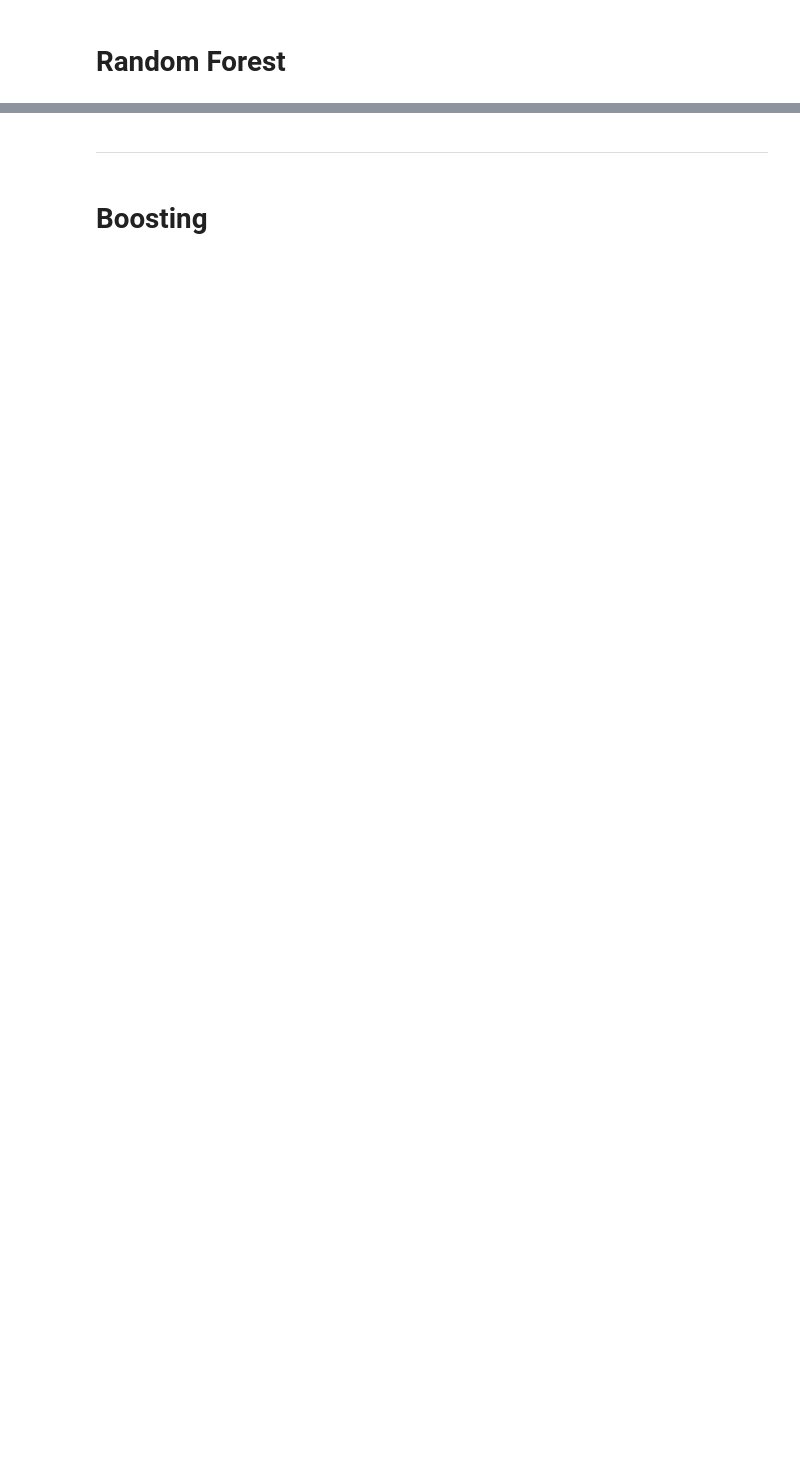
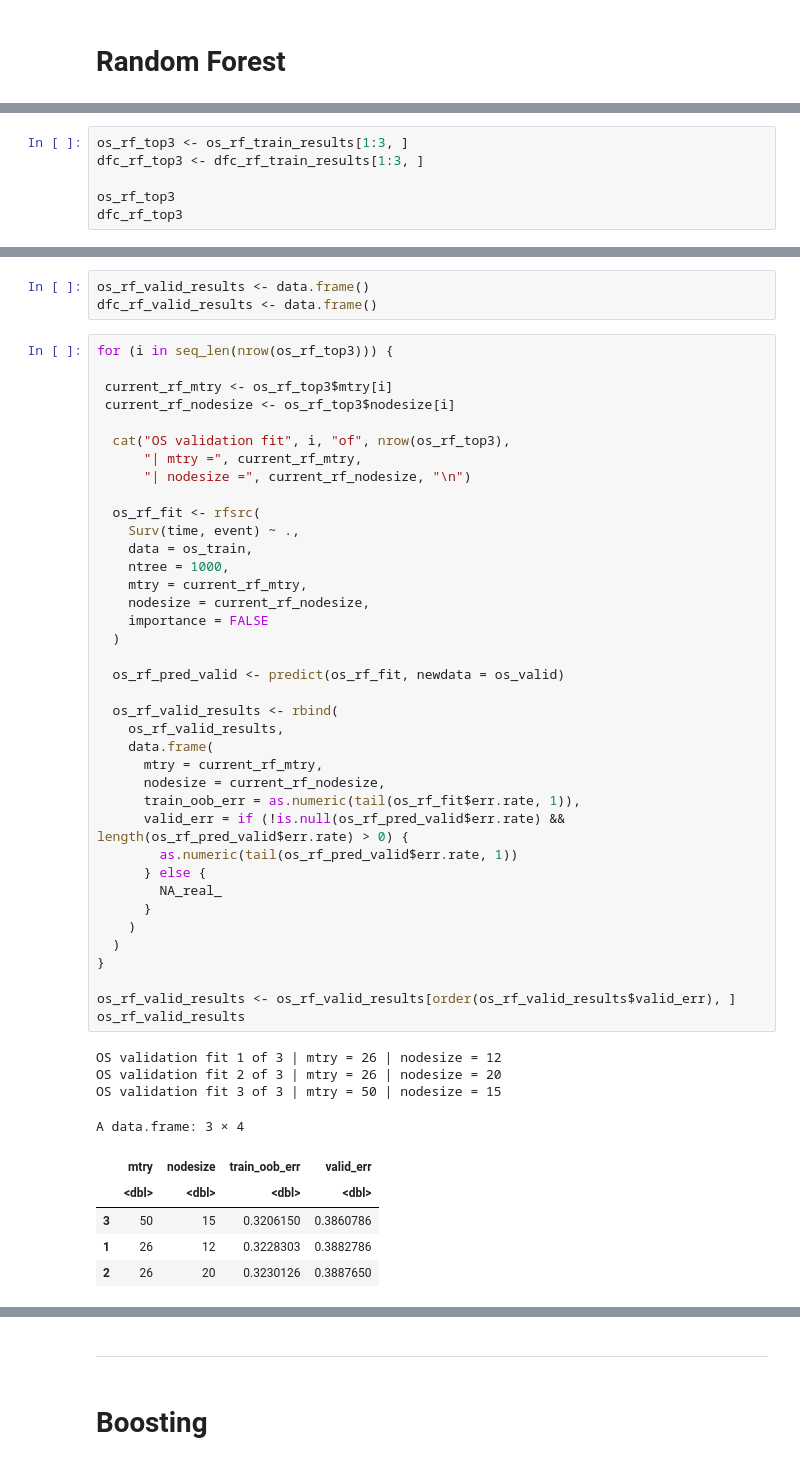
Before and after one commit to harrisdurrani/data_mining_project, a Jupyter notebook: Ensemble Tree Methods (R code).ipynb, the cells around one changed output, grey strips where cells are left out. Drawn from its saved outputs; the diff is of its cells as text; blank space fills up the shorter version.

```diff
--- a/Ensemble Tree Methods (R code).ipynb
+++ b/Ensemble Tree Methods (R code).ipynb
@@ -1111,0 +1235,6 @@ Patient survival is driven by a combination of disease progression, molecular me
+# %%
+os_rf_top3 <- os_rf_train_results[1:3, ]
+dfc_rf_top3 <- dfc_rf_train_results[1:3, ]
+
+os_rf_top3
+dfc_rf_top3
@@ -1111,0 +1256,51 @@ Patient survival is driven by a combination of disease progression, molecular me
+# %%
+os_rf_valid_results <- data.frame()
+dfc_rf_valid_results <- data.frame()
+# %%
+for (i in seq_len(nrow(os_rf_top3))) {
+
+ current_rf_mtry <- os_rf_top3$mtry[i]
+ current_rf_nodesize <- os_rf_top3$nodesize[i]
+
+  cat("OS validation fit", i, "of", nrow(os_rf_top3),
+      "| mtry =", current_rf_mtry,
+      "| nodesize =", current_rf_nodesize, "\n")
+
+  os_rf_fit <- rfsrc(
+    Surv(time, event) ~ .,
+    data = os_train,
+    ntree = 1000,
+    mtry = current_rf_mtry,
+    nodesize = current_rf_nodesize,
+    importance = FALSE
+  )
+
+  os_rf_pred_valid <- predict(os_rf_fit, newdata = os_valid)
+
+  os_rf_valid_results <- rbind(
+    os_rf_valid_results,
+    data.frame(
+      mtry = current_rf_mtry,
+      nodesize = current_rf_nodesize,
+      train_oob_err = as.numeric(tail(os_rf_fit$err.rate, 1)),
+      valid_err = if (!is.null(os_rf_pred_valid$err.rate) && length(os_rf_pred_valid$err.rate) > 0) {
+        as.numeric(tail(os_rf_pred_valid$err.rate, 1))
+      } else {
+        NA_real_
+      }
+    )
+  )
+}
+
+os_rf_valid_results <- os_rf_valid_results[order(os_rf_valid_results$valid_err), ]
+os_rf_valid_results
+# %% [output]
+OS validation fit 1 of 3 | mtry = 26 | nodesize = 12
+OS validation fit 2 of 3 | mtry = 26 | nodesize = 20
+OS validation fit 3 of 3 | mtry = 50 | nodesize = 15
+A data.frame: 3 × 4
+|  | mtry | nodesize | train_oob_err | valid_err |
+|  | <dbl> | <dbl> | <dbl> | <dbl> |
+| 3 | 50 | 15 | 0.3206150 | 0.3860786 |
+| 1 | 26 | 12 | 0.3228303 | 0.3882786 |
+| 2 | 26 | 20 | 0.3230126 | 0.3887650 |
```
Also changed, not shown: parts of 48 cells of this notebook.
